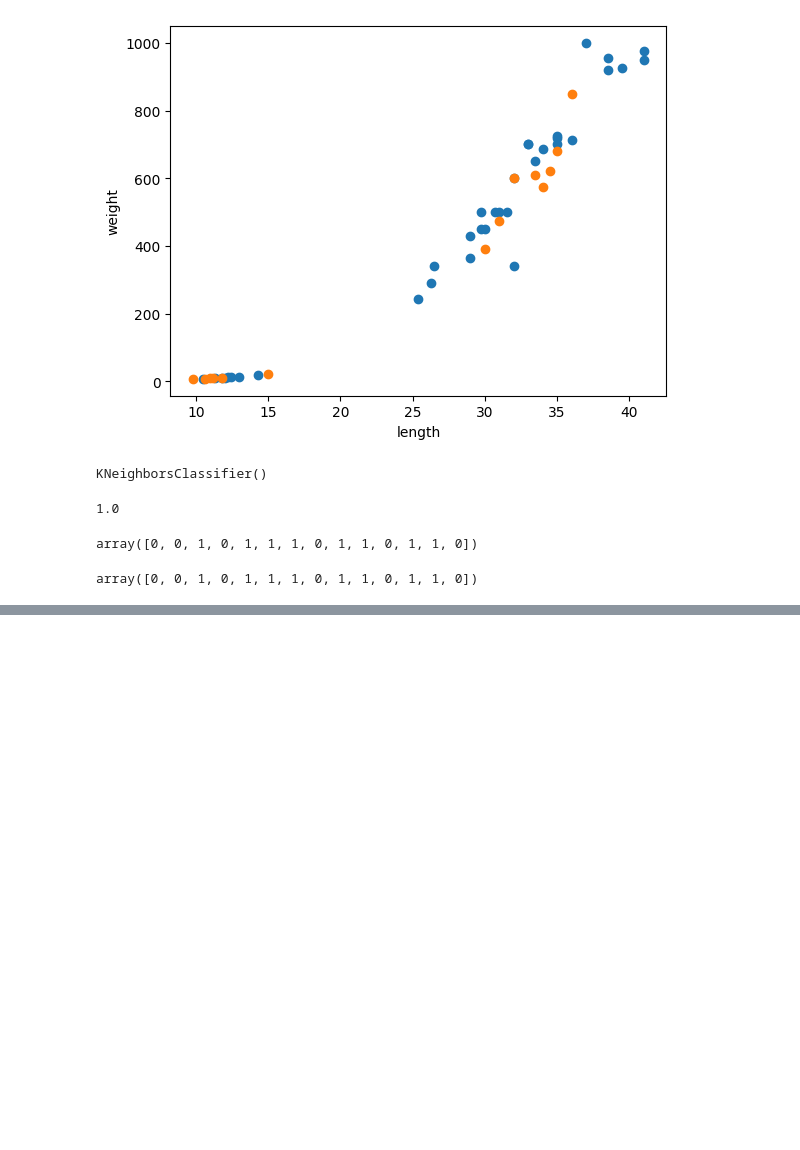
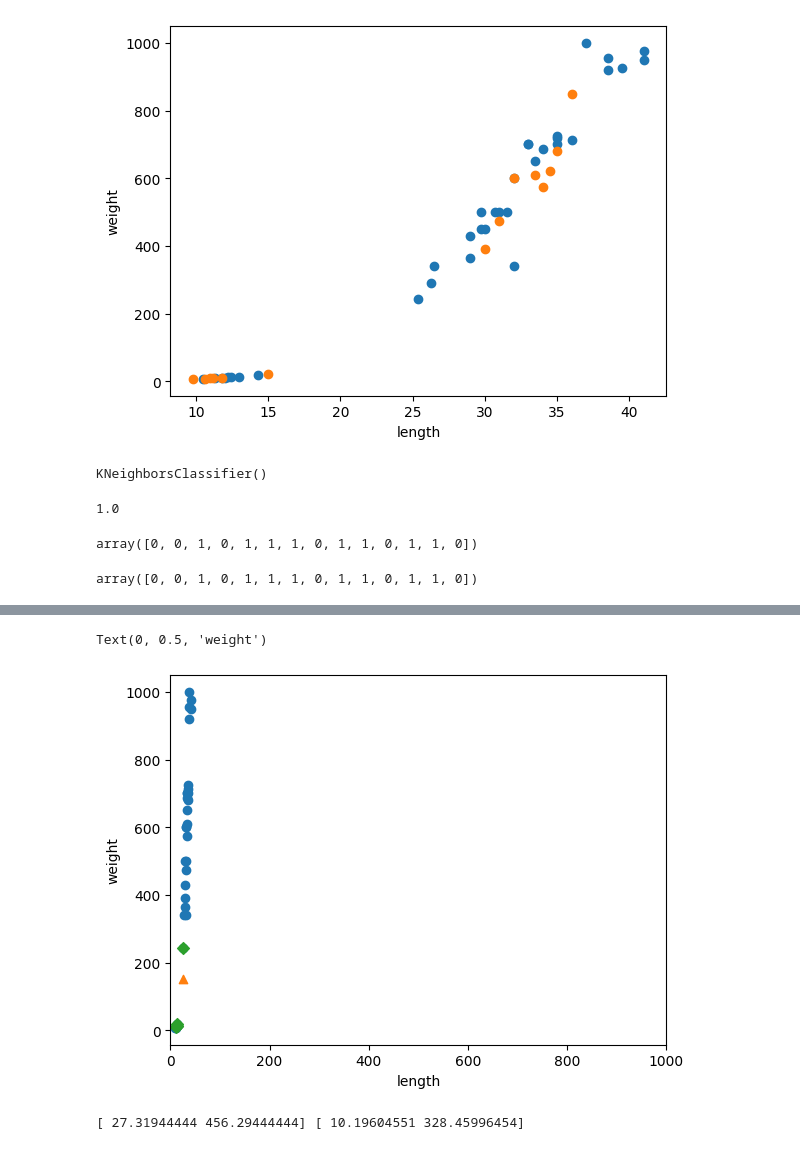
Before and after one commit to Hoon-Code/study_Machine-Deep, a Jupyter notebook: study_md_day2.ipynb, the cells around one changed output, grey strips where cells are left out. Saved outputs shown, nothing was run; the diff lists cells and outputs as text; code cells hidden in the pictures; blank space fills up the shorter version.

```diff
--- a/study_md_day2.ipynb
+++ b/study_md_day2.ipynb
@@ -136,0 +239,11 @@ distances,indexes=kn.kneighbors([[25,150]])
+# %%
+#x,y축 범위 동일하게 맞춤
+plt.scatter(train_input[:,0],train_input[:,1])
+plt.scatter(25,150,marker='^')
+plt.scatter(train_input[indexes,0],train_input[indexes,1],marker='D')
+plt.xlim((0,1000))
+plt.xlabel('length')
+plt.ylabel('weight')
+# %% [output]
+Text(0, 0.5, 'weight')
+[figure, added]
@@ -136,0 +255,4 @@ distances,indexes=kn.kneighbors([[25,150]])
+# %%
+print(mean,std)
+# %% [output]
+[ 27.31944444 456.29444444] [ 10.19604551 328.45996454]
```
Also changed, not shown: parts of 33 cells of this notebook.
